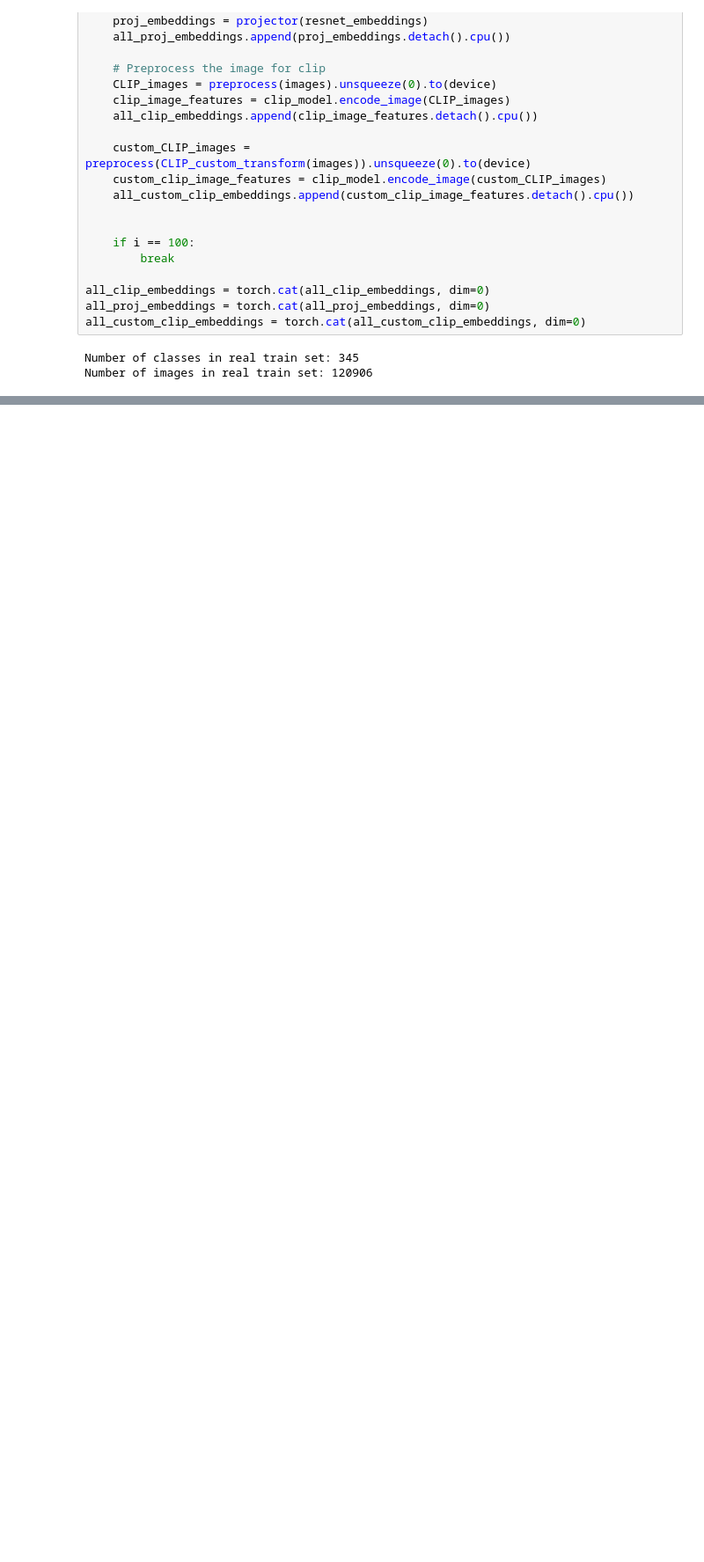
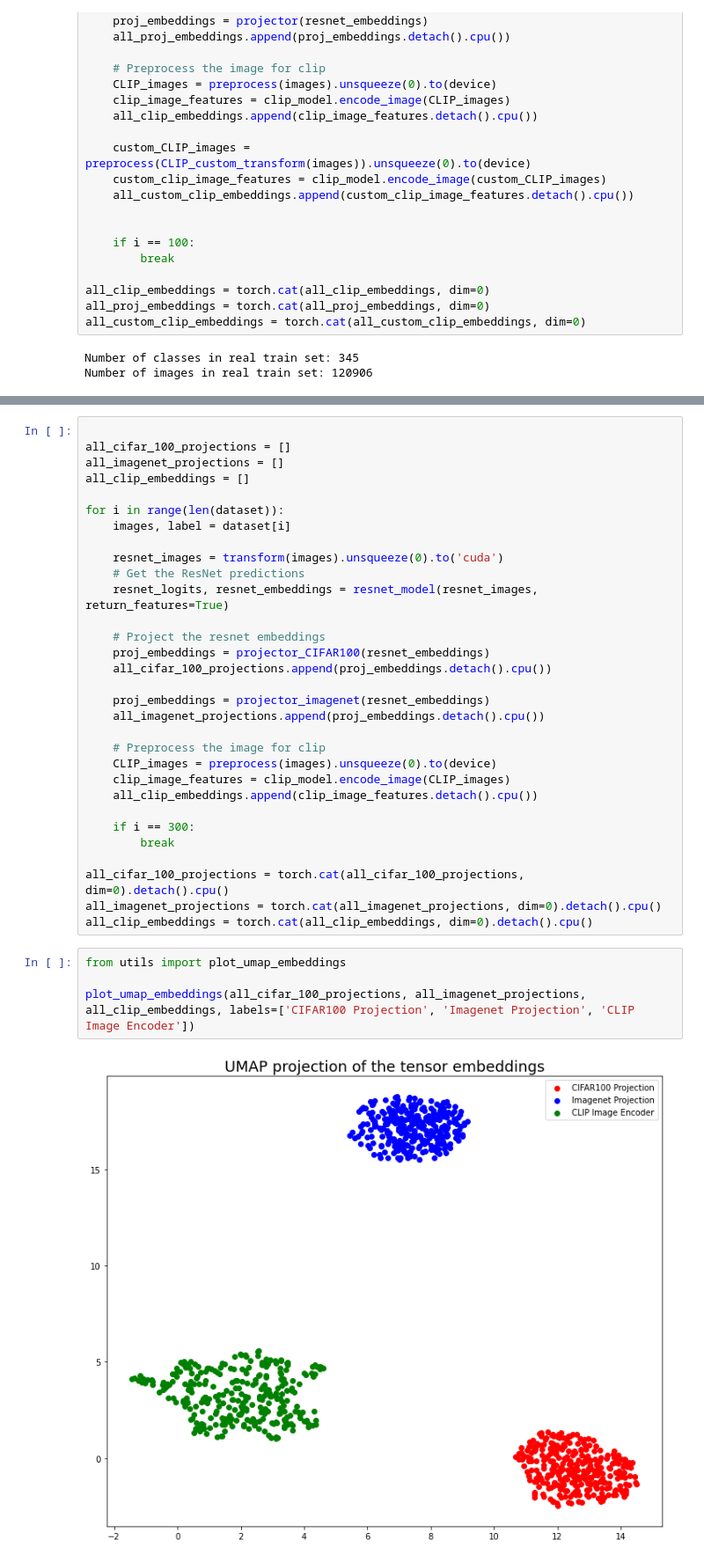
Before and after one commit to Rakshith-2905/ood_detect, a Jupyter notebook: debug.ipynb, the cells around one changed output, grey strips where cells are left out. Shown at 88% size. Saved outputs shown, nothing was run; the diff lists cells and outputs as text; blank space fills up the shorter version.

```diff
--- a/debug.ipynb
+++ b/debug.ipynb
@@ -278,0 +312,37 @@ plot_umap_embeddings(all_clip_embeddings, all_proj_embeddings, text_encodings.de
+# %%
+
+all_cifar_100_projections = []
+all_imagenet_projections = []
+all_clip_embeddings = []
+
+for i in range(len(dataset)):
+    images, label = dataset[i]
+
+    resnet_images = transform(images).unsqueeze(0).to('cuda')
+    # Get the ResNet predictions
+    resnet_logits, resnet_embeddings = resnet_model(resnet_images, return_features=True)
+
+    # Project the resnet embeddings
+    proj_embeddings = projector_CIFAR100(resnet_embeddings)
+    all_cifar_100_projections.append(proj_embeddings.detach().cpu())
+
+    proj_embeddings = projector_imagenet(resnet_embeddings)
+    all_imagenet_projections.append(proj_embeddings.detach().cpu())
+
+    # Preprocess the image for clip
+    CLIP_images = preprocess(images).unsqueeze(0).to(device)
+    clip_image_features = clip_model.encode_image(CLIP_images)
+    all_clip_embeddings.append(clip_image_features.detach().cpu())
+
+    if i == 300:
+        break
+
+all_cifar_100_projections = torch.cat(all_cifar_100_projections, dim=0).detach().cpu()
+all_imagenet_projections = torch.cat(all_imagenet_projections, dim=0).detach().cpu()
+all_clip_embeddings = torch.cat(all_clip_embeddings, dim=0).detach().cpu()
+# %%
+from utils import plot_umap_embeddings
+
+plot_umap_embeddings(all_cifar_100_projections, all_imagenet_projections, all_clip_embeddings, labels=['CIFAR100 Projection', 'Imagenet Projection', 'CLIP Image Encoder'])
+# %% [output]
+[figure, added]
```
Also changed, not shown: parts of 14 cells of this notebook, 6 other files.
